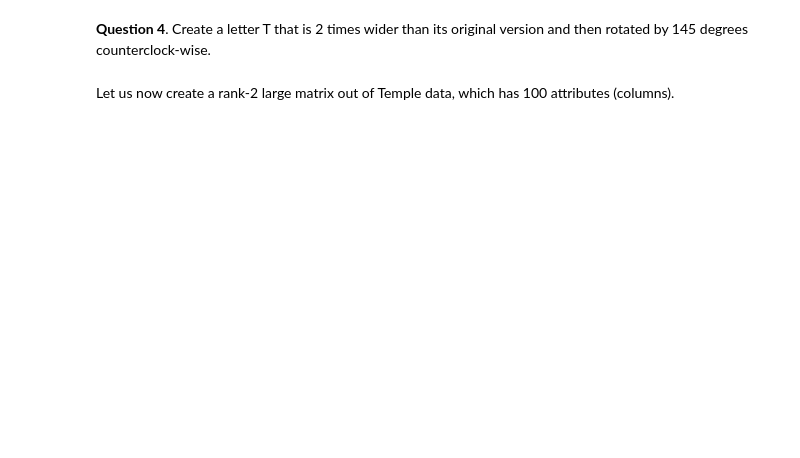
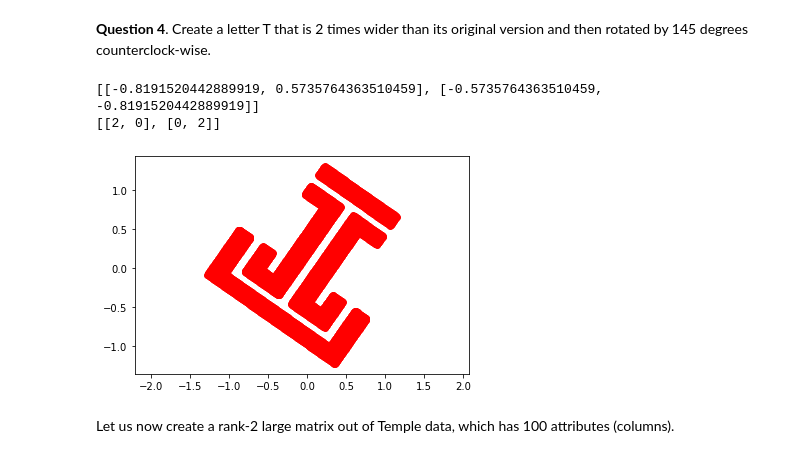
Before and after one commit to BareBeaverBat/cis3715-temple-2020.github.io, a Jupyter notebook: Lab10/CIS3715 (Temple - Spring 2020) Lab10.ipynb, the cells around one changed output. Cells and saved outputs as stored; diff of their text form; code cells hidden in the pictures; blank space fills up the shorter version.

```diff
--- a/Lab10/CIS3715 (Temple - Spring 2020) Lab10.ipynb
+++ b/Lab10/CIS3715 (Temple - Spring 2020) Lab10.ipynb
@@ -216,5 +261,22 @@ plt.axis('equal');
 # %% [markdown]
 **Question 4**. Create a letter T that is 2 times wider than its original version and then rotated by 145 degrees counterclock-wise.
+# %%
+# Generate a "rotation" matrix
+angle = 145.0/180*np.pi
+size_mult = 2
+R = [[np.cos(angle),np.sin(angle)],[-np.sin(angle),np.cos(angle)]]
+T= [[size_mult, 0], [0, size_mult]]
+print(R)
+print(T)
+# Multiply A with R
+A2 = np.dot(A,R)
+A2 = np.dot(A2, T)
+plt.scatter(A2[:,0],A2[:,1],color='red');
+plt.axis('equal');
+# %% [output]
+[[-0.8191520442889919, 0.5735764363510459], [-0.5735764363510459, -0.8191520442889919]]
+[[2, 0], [0, 2]]
+[figure, added]
 # %% [markdown]
 Let us now create a rank-2 large matrix out of Temple data, which has 100 attributes (columns).
 # %%
```
Also changed, not shown: parts of 10 cells of this notebook.
